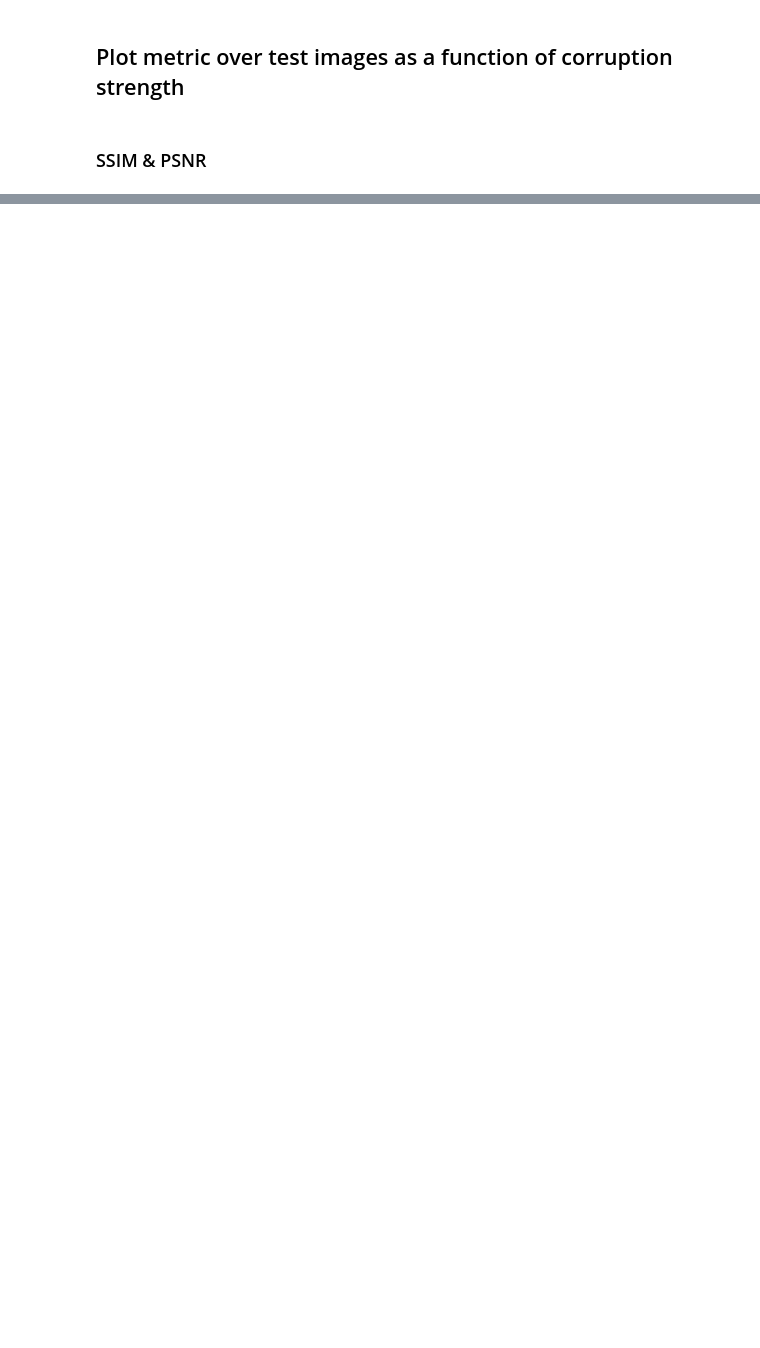
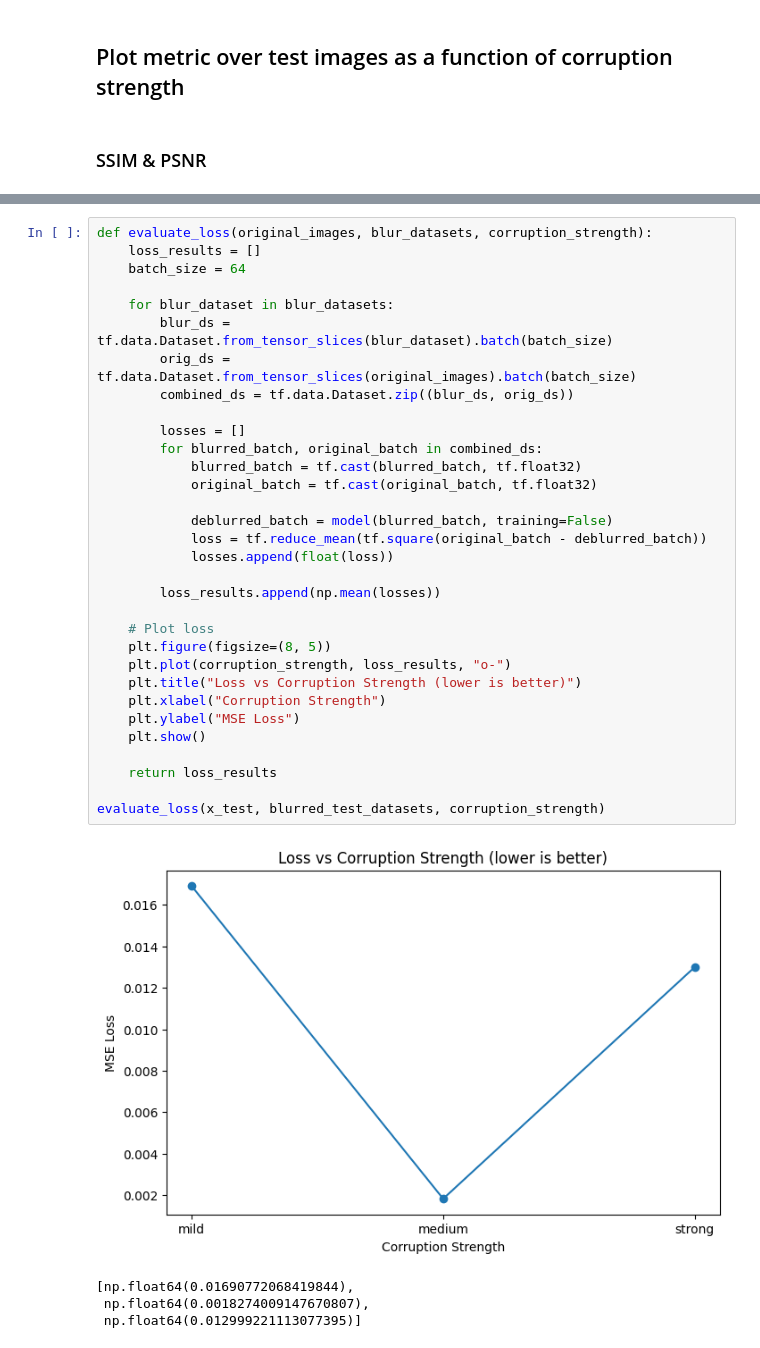
Before and after one commit to ieadoboe/effective-waffle, a Jupyter notebook: 42_cifar10_blur_removal.ipynb, the cells around one changed output, grey strips where cells are left out. Cells and saved outputs as stored; diff of their text form; blank space fills up the shorter version.

```diff
--- a/42_cifar10_blur_removal.ipynb
+++ b/42_cifar10_blur_removal.ipynb
@@ -275 +317,38 @@ psnr_metric = lambda y_true, y_pred: tf.image.psnr(y_true, y_pred, max_val=1.0)
+# %%
+def evaluate_loss(original_images, blur_datasets, corruption_strength):
+    loss_results = []
+    batch_size = 64
+
+    for blur_dataset in blur_datasets:
+        blur_ds = tf.data.Dataset.from_tensor_slices(blur_dataset).batch(batch_size)
+        orig_ds = tf.data.Dataset.from_tensor_slices(original_images).batch(batch_size)
+        combined_ds = tf.data.Dataset.zip((blur_ds, orig_ds))
+
+        losses = []
+        for blurred_batch, original_batch in combined_ds:
+            blurred_batch = tf.cast(blurred_batch, tf.float32)
+            original_batch = tf.cast(original_batch, tf.float32)
+
+            deblurred_batch = model(blurred_batch, training=False)
+            loss = tf.reduce_mean(tf.square(original_batch - deblurred_batch))
+            losses.append(float(loss))
+
+        loss_results.append(np.mean(losses))
+
+    # Plot loss
+    plt.figure(figsize=(8, 5))
+    plt.plot(corruption_strength, loss_results, "o-")
+    plt.title("Loss vs Corruption Strength (lower is better)")
+    plt.xlabel("Corruption Strength")
+    plt.ylabel("MSE Loss")
+    plt.show()
+
+    return loss_results
+
+evaluate_loss(x_test, blurred_test_datasets, corruption_strength)
+# %% [output]
+[figure, added]
+[np.float64(0.01690772068419844),
+ np.float64(0.0018274009147670807),
+ np.float64(0.012999221113077395)]
 # %%
```
Also changed, not shown: parts of 16 cells of this notebook.
